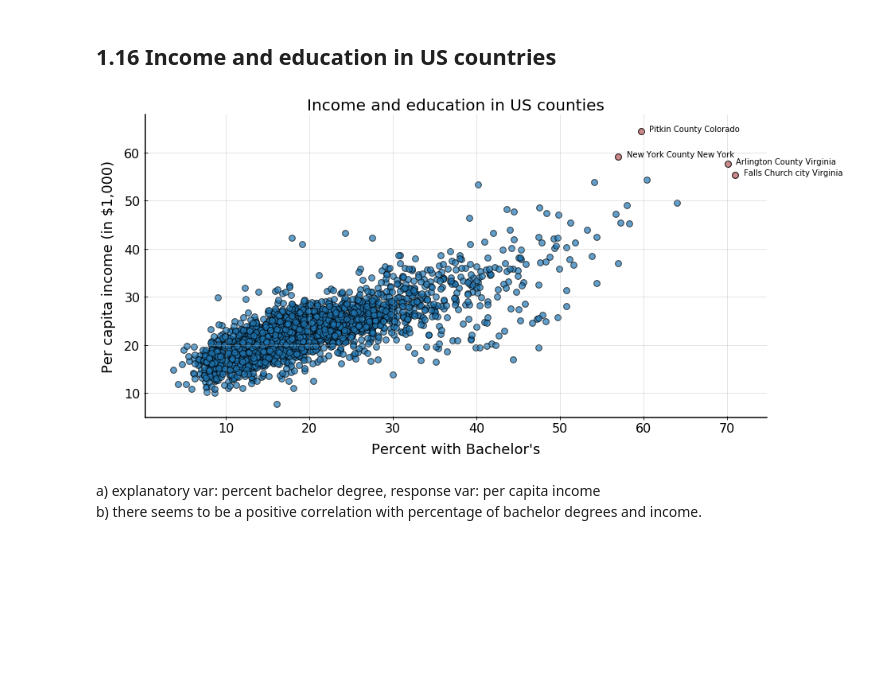
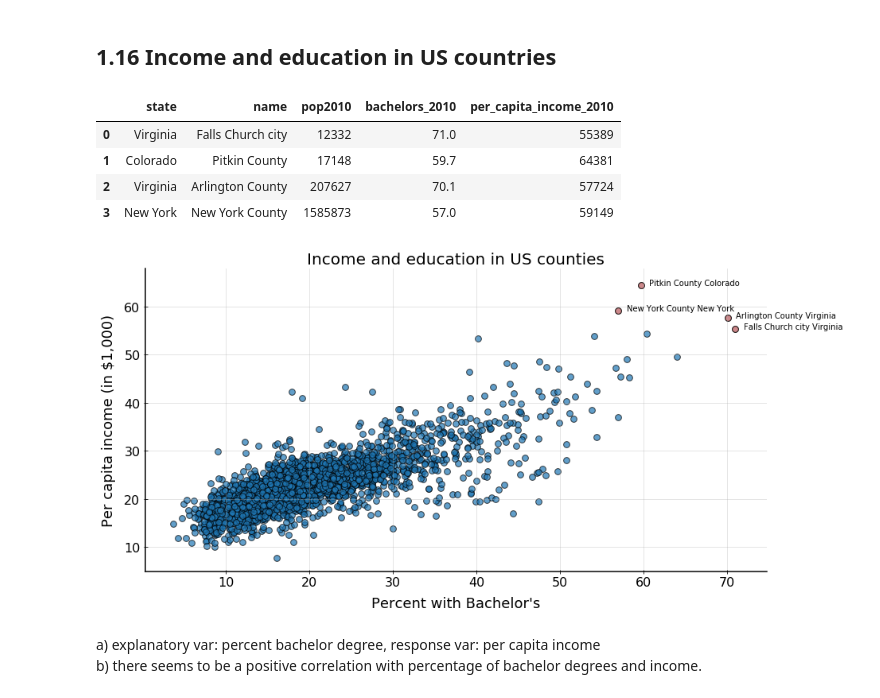
Before and after one commit to ukrainian-serge/open_intro_statistics, a Jupyter notebook: serge_notebooks/chap_1_exercises.ipynb, the cells around one changed output. Drawn from its saved outputs; the diff is of its cells as text; code cells hidden in the pictures; blank space fills up the shorter version.

```diff
--- a/serge_notebooks/chap_1_exercises.ipynb
+++ b/serge_notebooks/chap_1_exercises.ipynb
@@ -201,15 +201,24 @@ d) we connot conclude anything because this is an observational study and not an
 # %%
 df4 = pd.read_csv('./csv/county_complete.csv')[['state', 'name', 'pop2010', 'bachelors_2010', 'per_capita_income_2010']]
 
-(df4.plot.scatter(x='bachelors_2010', y='per_capita_income_2010', alpha=0.7, s=60)
+(df4.plot.scatter(x='bachelors_2010',
+                  y='per_capita_income_2010',
+                  alpha=0.7, s=60)
 .set(xlabel="Percent with Bachelor's",
      ylabel="Per capita income (in $1,000)",
      title='Income and education in US counties',
      yticklabels=np.arange(0, 70, 10)));
 
-outliers = df4[df4.per_capita_income_2010 > df4.per_capita_income_2010.quantile(.999)]
+outliers = df4[df4.per_capita_income_2010 > df4.per_capita_income_2010.quantile(.999)].sort_values('pop2010').reset_index(drop=True)
 snippets.plot_ouliers_annotate(outliers, 'bachelors_2010', y='per_capita_income_2010', txt_1='name', txt_2='state')
+# print(outliers)
+outliers
 # %% [output]
+|  | state | name | pop2010 | bachelors_2010 | per_capita_income_2010 |
+| 0 | Virginia | Falls Church city | 12332 | 71.0 | 55389 |
+| 1 | Colorado | Pitkin County | 17148 | 59.7 | 64381 |
+| 2 | Virginia | Arlington County | 207627 | 70.1 | 57724 |
+| 3 | New York | New York County | 1585873 | 57.0 | 59149 |
 [figure]
 # %% [markdown]
 a) explanatory var: percent bachelor degree, response var: per capita income
```
Also changed, not shown: 1 other file.
